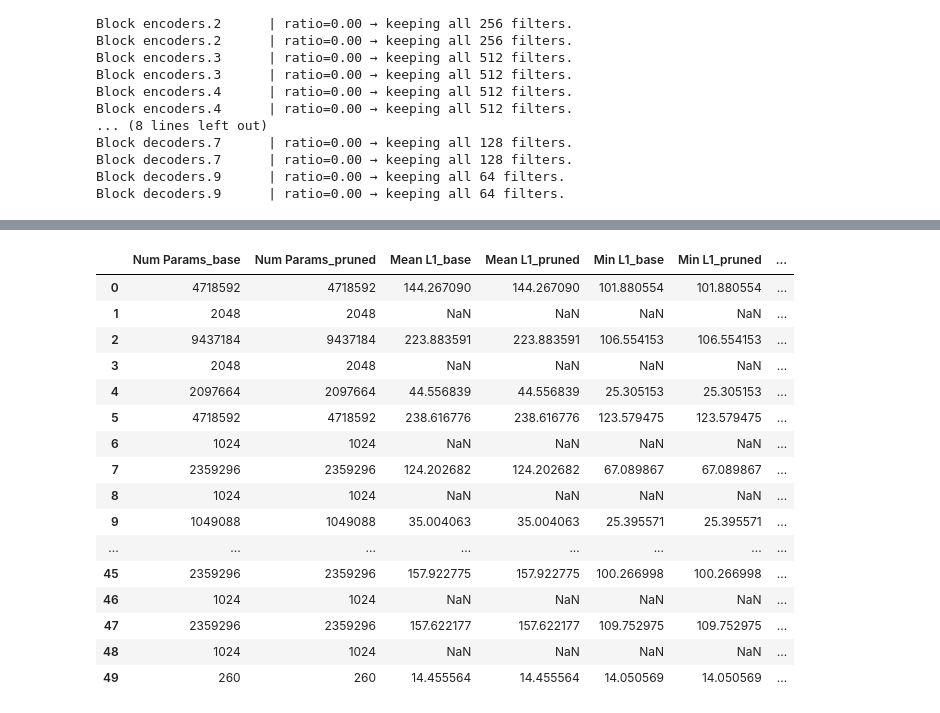
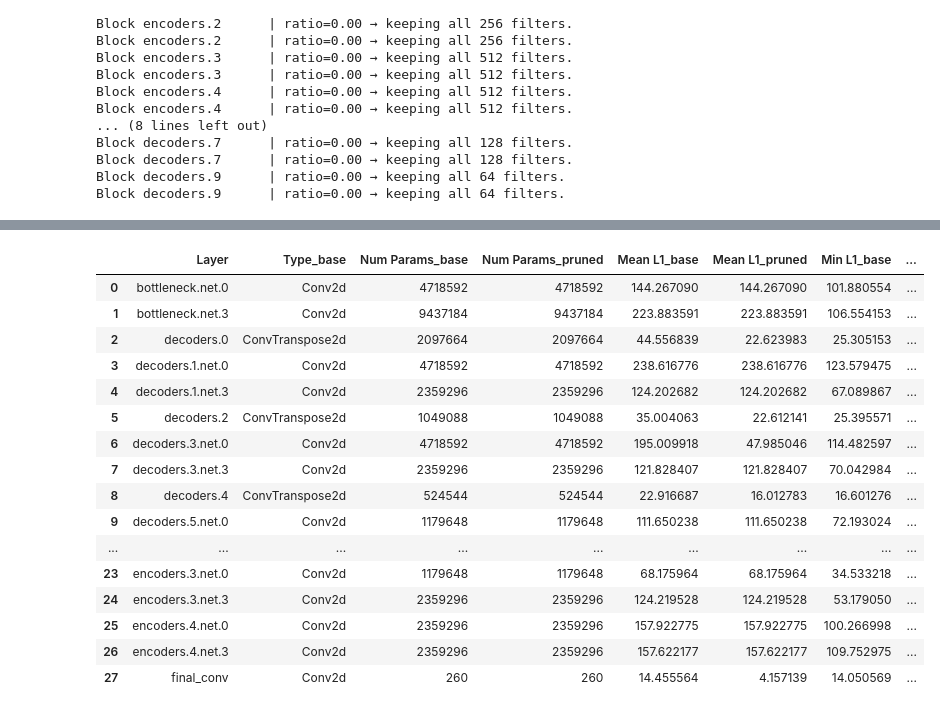
Before and after one commit to TijmenToxopeus/basic_UNet, a Jupyter notebook: src/pruning/pruning_notebook.ipynb, the cells around one changed output, grey strips where cells are left out. Cells and saved outputs as stored; diff of their text form; code cells hidden in the pictures.

```diff
--- a/src/pruning/pruning_notebook.ipynb
+++ b/src/pruning/pruning_notebook.ipynb
@@ -80,6 +80,7 @@ l1_stats = compute_l1_stats(norms)
 df = model_to_dataframe_with_l1(
     model,
     l1_stats=l1_stats,
+    remove_nan_layers=True
 )
 
 # 6️⃣ Display full DataFrame
@@ -182,17 +222,15 @@ Copied weights for decoders.9.net.3 | shape: torch.Size([64, 64, 3, 3])
 # %%
-# df_pruned = model_to_dataframe_with_l1(
-#     pruned_model,
-#     remove_nan_layers=True,
-#     block_ratios=block_ratios,
-#     post_prune_ratios=post_ratios
-# )
-# display(df_pruned)
+# 2️⃣ Compute per-filter L1 norms
+pruned_norms = compute_l1_norms(pruned_model)
+
+# 3️⃣ Compute L1 statistics from norms
+pruned_l1_stats = compute_l1_stats(pruned_norms)
 
 
 df_pruned = model_to_dataframe_with_l1(
     pruned_model,
-    l1_stats=l1_stats,
-    remove_nan_layers=False,
+    l1_stats=pruned_l1_stats,
+    remove_nan_layers=True,
     block_ratios=block_ratios,
     post_prune_ratios=post_ratios
 )
@@ -228,48 +266,53 @@ def interleave_compare(df_base: pd.DataFrame, df_pruned: pd.DataFrame) -> pd.Dat
 
     # Merge on layer name
     dfm = df_base.merge(df_pruned, on="Layer", how="outer", suffixes=("_base", "_pruned"))
 
     # Identify columns
     base_cols   = [c for c in dfm.columns if c.endswith("_base")]
     pruned_cols = [c for c in dfm.columns if c.endswith("_pruned")]
 
     # Build interleaved order
     interleaved = ["Layer"]
 
     for bc in base_cols:
         stem = bc[:-5]          # remove "_base"
         pc = stem + "_pruned"   # corresponding pruned col
         interleaved.append(bc)
         if pc in dfm.columns:
             interleaved.append(pc)
 
     # Add any remaining columns
     for c in dfm.columns:
         if c not in interleaved:
             interleaved.append(c)
 
     return dfm[interleaved]
 
 
 df_compare = interleave_compare(df, df_pruned)
 
 
-display(df_compare.iloc[:, 9:])
+# display(df_compare.iloc[:, :-4])
+
+display(pd.concat([
+    df_compare.iloc[:, :2],     # first 2 columns
+    df_compare.iloc[:, 9:-4]    # your selected range
+], axis=1))
 # %% [output]
-|  | Num Params_base | Num Params_pruned | Mean L1_base | Mean L1_pruned | Min L1_base | Min L1_pruned | ... |
-| 0 | 4718592 | 4718592 | 144.267090 | 144.267090 | 101.880554 | 101.880554 | ... |
-| 1 | 2048 | 2048 | NaN | NaN | NaN | NaN | ... |
-| 2 | 9437184 | 9437184 | 223.883591 | 223.883591 | 106.554153 | 106.554153 | ... |
-| 3 | 2048 | 2048 | NaN | NaN | NaN | NaN | ... |
-| 4 | 2097664 | 2097664 | 44.556839 | 44.556839 | 25.305153 | 25.305153 | ... |
-| 5 | 4718592 | 4718592 | 238.616776 | 238.616776 | 123.579475 | 123.579475 | ... |
-| 6 | 1024 | 1024 | NaN | NaN | NaN | NaN | ... |
-| 7 | 2359296 | 2359296 | 124.202682 | 124.202682 | 67.089867 | 67.089867 | ... |
-| 8 | 1024 | 1024 | NaN | NaN | NaN | NaN | ... |
-| 9 | 1049088 | 1049088 | 35.004063 | 35.004063 | 25.395571 | 25.395571 | ... |
-| ... | ... | ... | ... | ... | ... | ... | ... |
-| 45 | 2359296 | 2359296 | 157.922775 | 157.922775 | 100.266998 | 100.266998 | ... |
-| 46 | 1024 | 1024 | NaN | NaN | NaN | NaN | ... |
-| 47 | 2359296 | 2359296 | 157.622177 | 157.622177 | 109.752975 | 109.752975 | ... |
-| 48 | 1024 | 1024 | NaN | NaN | NaN | NaN | ... |
-| 49 | 260 | 260 | 14.455564 | 14.455564 | 14.050569 | 14.050569 | ... |
+|  | Layer | Type_base | Num Params_base | Num Params_pruned | Mean L1_base | Mean L1_pruned | Min L1_base | ... |
+| 0 | bottleneck.net.0 | Conv2d | 4718592 | 4718592 | 144.267090 | 144.267090 | 101.880554 | ... |
+| 1 | bottleneck.net.3 | Conv2d | 9437184 | 9437184 | 223.883591 | 223.883591 | 106.554153 | ... |
+| 2 | decoders.0 | ConvTranspose2d | 2097664 | 2097664 | 44.556839 | 22.623983 | 25.305153 | ... |
+| 3 | decoders.1.net.0 | Conv2d | 4718592 | 4718592 | 238.616776 | 238.616776 | 123.579475 | ... |
+| 4 | decoders.1.net.3 | Conv2d | 2359296 | 2359296 | 124.202682 | 124.202682 | 67.089867 | ... |
+| 5 | decoders.2 | ConvTranspose2d | 1049088 | 1049088 | 35.004063 | 22.612141 | 25.395571 | ... |
+| 6 | decoders.3.net.0 | Conv2d | 4718592 | 4718592 | 195.009918 | 47.985046 | 114.482597 | ... |
+| 7 | decoders.3.net.3 | Conv2d | 2359296 | 2359296 | 121.828407 | 121.828407 | 70.042984 | ... |
+| 8 | decoders.4 | ConvTranspose2d | 524544 | 524544 | 22.916687 | 16.012783 | 16.601276 | ... |
+| 9 | decoders.5.net.0 | Conv2d | 1179648 | 1179648 | 111.650238 | 111.650238 | 72.193024 | ... |
+| ... | ... | ... | ... | ... | ... | ... | ... | ... |
+| 23 | encoders.3.net.0 | Conv2d | 1179648 | 1179648 | 68.175964 | 68.175964 | 34.533218 | ... |
+| 24 | encoders.3.net.3 | Conv2d | 2359296 | 2359296 | 124.219528 | 124.219528 | 53.179050 | ... |
+| 25 | encoders.4.net.0 | Conv2d | 2359296 | 2359296 | 157.922775 | 157.922775 | 100.266998 | ... |
+| 26 | encoders.4.net.3 | Conv2d | 2359296 | 2359296 | 157.622177 | 157.622177 | 109.752975 | ... |
+| 27 | final_conv | Conv2d | 260 | 260 | 14.455564 | 4.157139 | 14.050569 | ... |
```
Also changed, not shown: parts of 4 cells of this notebook, 1 other file.
